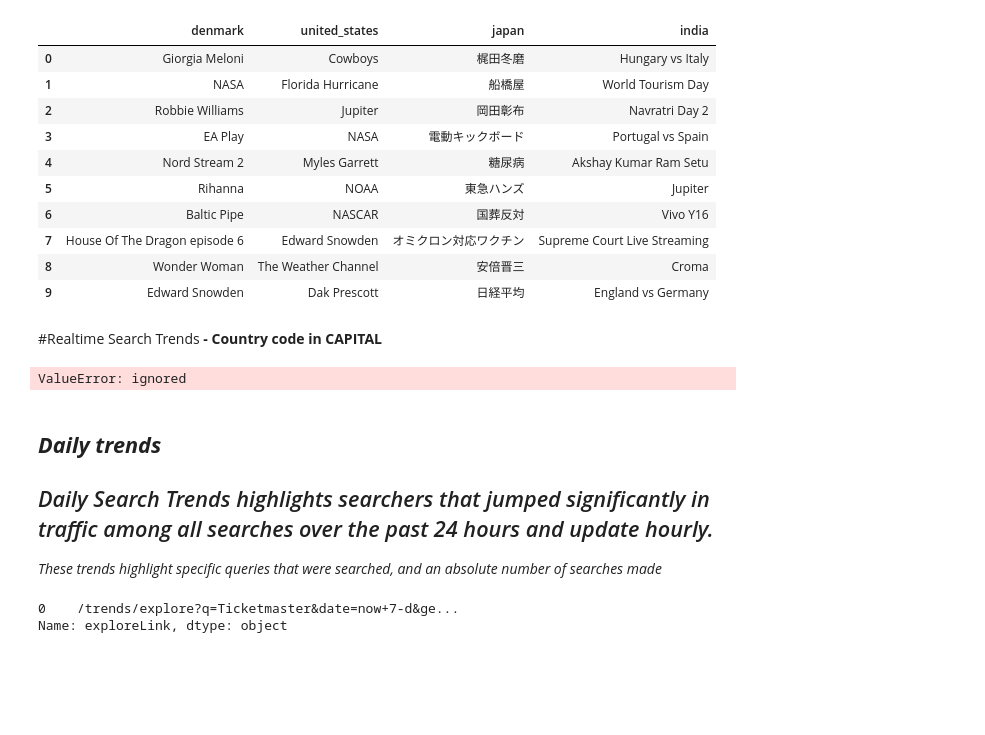
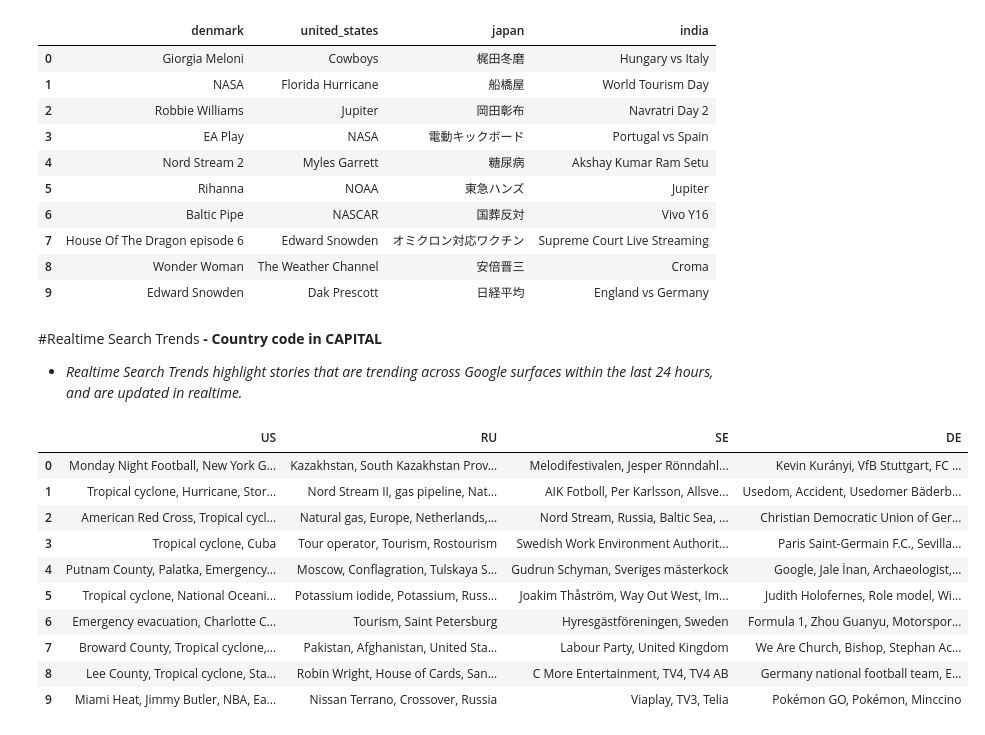
Before and after one commit to mrchapagain/GoogleTrendAnalytics, a Jupyter notebook: GoogleTrends.ipynb, the cells around one changed output. Cells and saved outputs as stored; diff of their text form; code cells hidden in the pictures; blank space fills up the shorter version.

```diff
--- a/GoogleTrends.ipynb
+++ b/GoogleTrends.ipynb
@@ -296,37 +296,33 @@ latest_trending_searches(["denmark", "united_states", "japan", "india"])
 | 7 | House Of The Dragon episode 6 | Edward Snowden | オミクロン対応ワクチン | Supreme Court Live Streaming |
 | 8 | Wonder Woman | The Weather Channel | 安倍晋三 | Croma |
 | 9 | Edward Snowden | Dak Prescott | 日経平均 | England vs Germany |
-# %% [markdown]
-#Realtime Search Trends
-**- Country code in CAPITAL**
+# %% [markdown]
+#Realtime Search Trends
+**- Country code in CAPITAL**
+
+- *Realtime Search Trends highlight stories that are trending across Google surfaces within the last 24 hours, and are updated in realtime.*
 # %%
 # Function for Realtime Search Trends
 def realtime_search_trends(country_list):
+  trends= gt_playload()
   df_trends= pd.DataFrame()# Empty dataframe
 
   for country in country_list:
-    df_trends[country] = trends.realtime_trending_searches(pn=country)
+    df_trends[country] = trends.realtime_trending_searches(pn=country)["title"]
 
   return df_trends.head(10)
 
-realtime_search_trends(["US", "IN"])
+realtime_search_trends(["US", "RU", "SE", "DE"])
+#trends.realtime_trending_searches(pn="US")["title"]
 # %% [output]
-ValueError: ignored
+|  | US | RU | SE | DE |
+| 0 | Monday Night Football, New York G... | Kazakhstan, South Kazakhstan Prov... | Melodifestivalen, Jesper Rönndahl... | Kevin Kurányi, VfB Stuttgart, FC ... |
+| 1 | Tropical cyclone, Hurricane, Stor... | Nord Stream II, gas pipeline, Nat... | AIK Fotboll, Per Karlsson, Allsve... | Usedom, Accident, Usedomer Bäderb... |
+| 2 | American Red Cross, Tropical cycl... | Natural gas, Europe, Netherlands,... | Nord Stream, Russia, Baltic Sea, ... | Christian Democratic Union of Ger... |
+| 3 | Tropical cyclone, Cuba | Tour operator, Tourism, Rostourism | Swedish Work Environment Authorit... | Paris Saint-Germain F.C., Sevilla... |
+| 4 | Putnam County, Palatka, Emergency... | Moscow, Conflagration, Tulskaya S... | Gudrun Schyman, Sveriges mästerkock | Google, Jale İnan, Archaeologist,... |
+| 5 | Tropical cyclone, National Oceani... | Potassium iodide, Potassium, Russ... | Joakim Thåström, Way Out West, Im... | Judith Holofernes, Role model, Wi... |
+| 6 | Emergency evacuation, Charlotte C... | Tourism, Saint Petersburg | Hyresgästföreningen, Sweden | Formula 1, Zhou Guanyu, Motorspor... |
+| 7 | Broward County, Tropical cyclone,... | Pakistan, Afghanistan, United Sta... | Labour Party, United Kingdom | We Are Church, Bishop, Stephan Ac... |
+| 8 | Lee County, Tropical cyclone, Sta... | Robin Wright, House of Cards, San... | C More Entertainment, TV4, TV4 AB | Germany national football team, E... |
+| 9 | Miami Heat, Jimmy Butler, NBA, Ea... | Nissan Terrano, Crossover, Russia | Viaplay, TV3, Telia | Pokémon GO, Pokémon, Minccino |
-# %% [markdown]
-***Daily trends***
----
-*Daily Search Trends highlights searchers that jumped significantly in traffic among all searches over the past 24 hours and update hourly.*
----
-*These trends highlight specific queries that were searched, and an absolute number of searches made*
-# %%
-# Function to get latest 24 hours trends (Daily trends)
-def trends_daily(location):
-  trends= gt_playload()
-  # Get today´s trending topics
-  trendingtoday = trends.today_searches(pn=location)
-  return trendingtoday.head()
-
-display(trends_daily('DK'))
-# %% [output]
-0    /trends/explore?q=Ticketmaster&date=now+7-d&ge...
-Name: exploreLink, dtype: object
```
